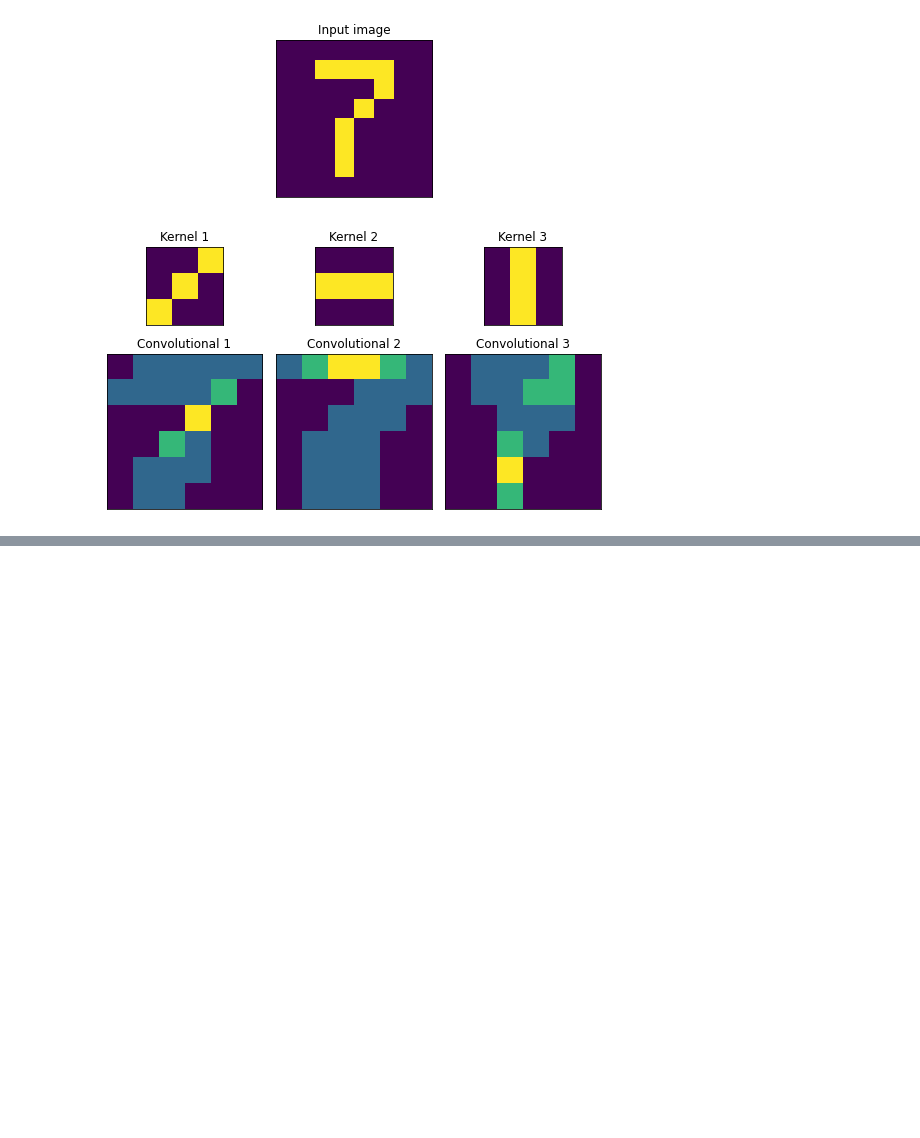
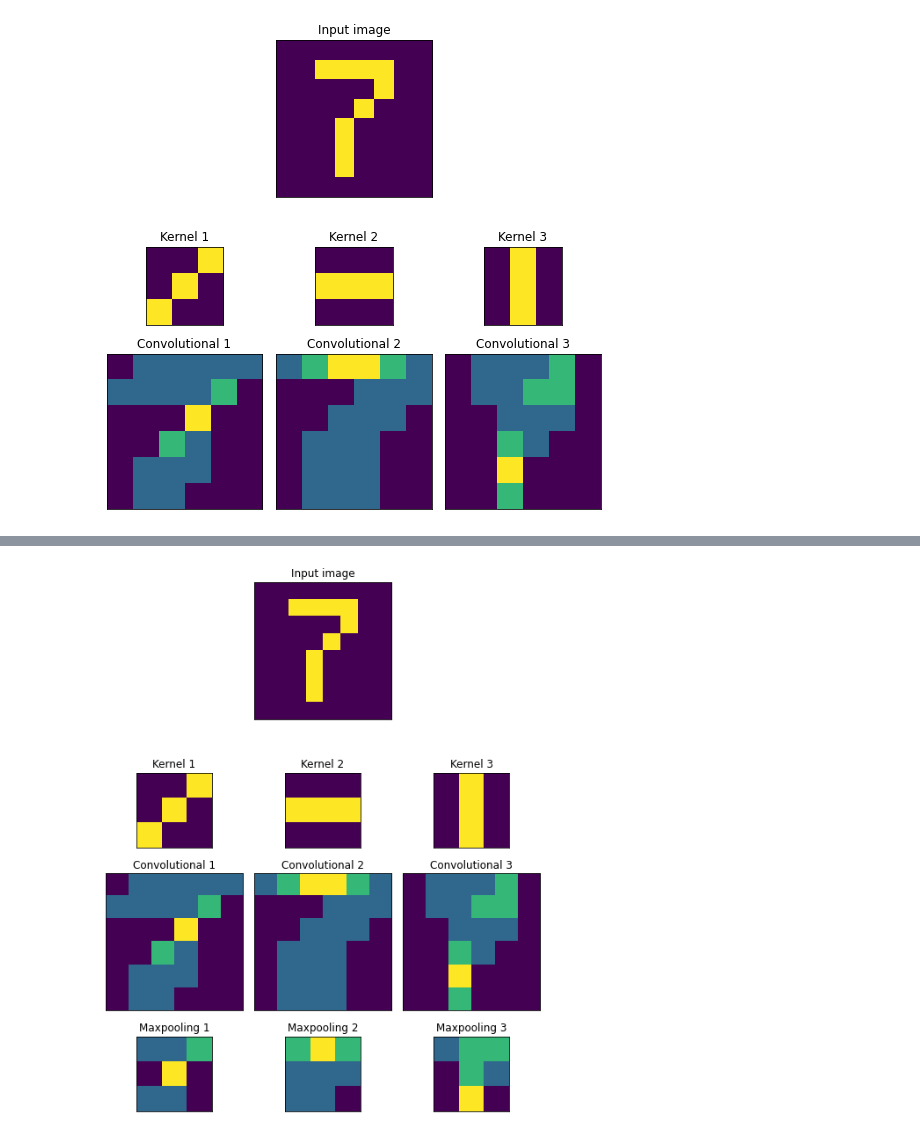
Before and after one commit to TheRealDrDre/CompCogNeuro, a Jupyter notebook: Part5_NeuralNetworks/NN6_ConvolutionalNetworks.ipynb, the cells around one changed output, grey strips where cells are left out. Saved outputs shown, nothing was run; the diff lists cells and outputs as text; code cells hidden in the pictures; blank space fills up the shorter version.

```diff
--- a/Part5_NeuralNetworks/NN6_ConvolutionalNetworks.ipynb
+++ b/Part5_NeuralNetworks/NN6_ConvolutionalNetworks.ipynb
@@ -217,0 +260,50 @@ plt.savefig("figures/multiple_conv_layers.png")
+# %%
+mps = [np.zeros((3,3)) for x in clayers]
+
+for cl, mpl in zip(clayers, mps):
+    for i in range(3):
+        for j in range(3):
+            rfield = cl[(i*2):(i*2) + 2, (j*2):(j*2 ) + 2]
+            mpl[i,j] = maxpool(rfield)
+
+fig = plt.figure(constrained_layout=True, figsize=(7,9))
+
+spec = gs.GridSpec(4, 3, width_ratios=(1,1,1), height_ratios=(8,3,6,3), figure=fig)
+
+ax = fig.add_subplot(spec[0, 1])
+ax.matshow(num, interpolation='nearest', origin="upper")
+ax.set_xticks([])
+ax.set_yticks([])
+ax.set_title("Input image")
+
+for i, k in enumerate(kernels):
+    ax = fig.add_subplot(spec[1, i])
+    ax.matshow(k, interpolation='nearest', origin="upper")
+    ax.set_xticks([])
+    ax.set_yticks([])
+    ax.set_title("Kernel %d" % (i+1))
+    #fig.colorbar(cax)
+
+for i, c in enumerate(clayers):
+    ax = fig.add_subplot(spec[2, i])
+    ax.matshow(c, interpolation='nearest', origin="upper")
+    ax.set_xticks([])
+    ax.set_yticks([])
+    ax.set_title("Convolutional %d" % (i+1))
+
+for i, c in enumerate(clayers):
+    ax = fig.add_subplot(spec[2, i])
+    ax.matshow(c, interpolation='nearest', origin="upper")
+    ax.set_xticks([])
+    ax.set_yticks([])
+    ax.set_title("Convolutional %d" % (i+1))
+
+for i, m in enumerate(mps):
+    ax = fig.add_subplot(spec[3, i])
+    ax.matshow(m, interpolation='nearest', origin="upper")
+    ax.set_xticks([])
+    ax.set_yticks([])
+    ax.set_title("Maxpooling %d" % (i+1))
+plt.savefig("figures/multiple_conv_mp_layers.png")
+# %% [output]
+[figure, added]
```
Also changed, not shown: parts of 2 cells of this notebook, 2 other files.
